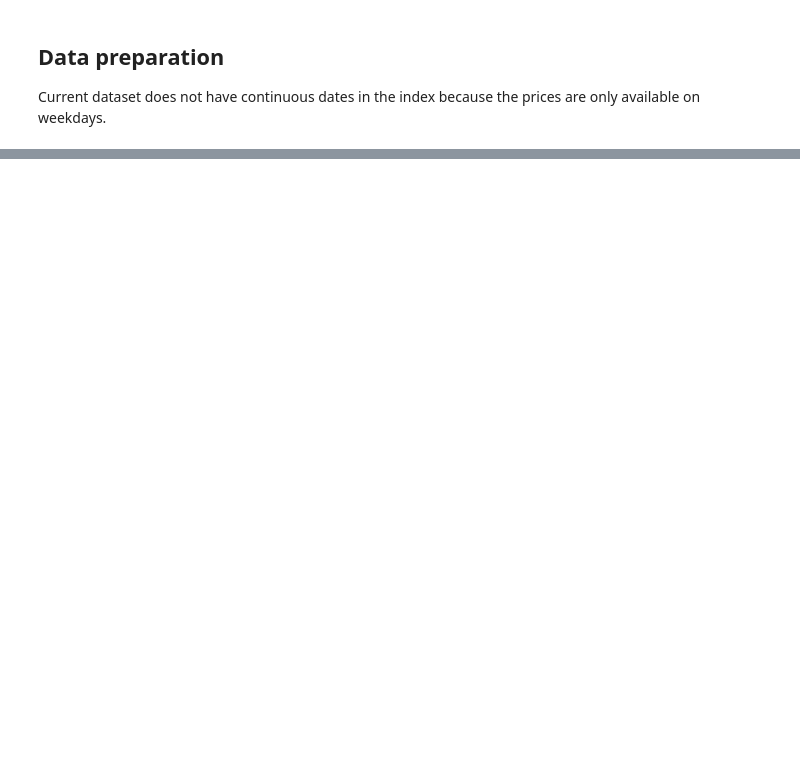
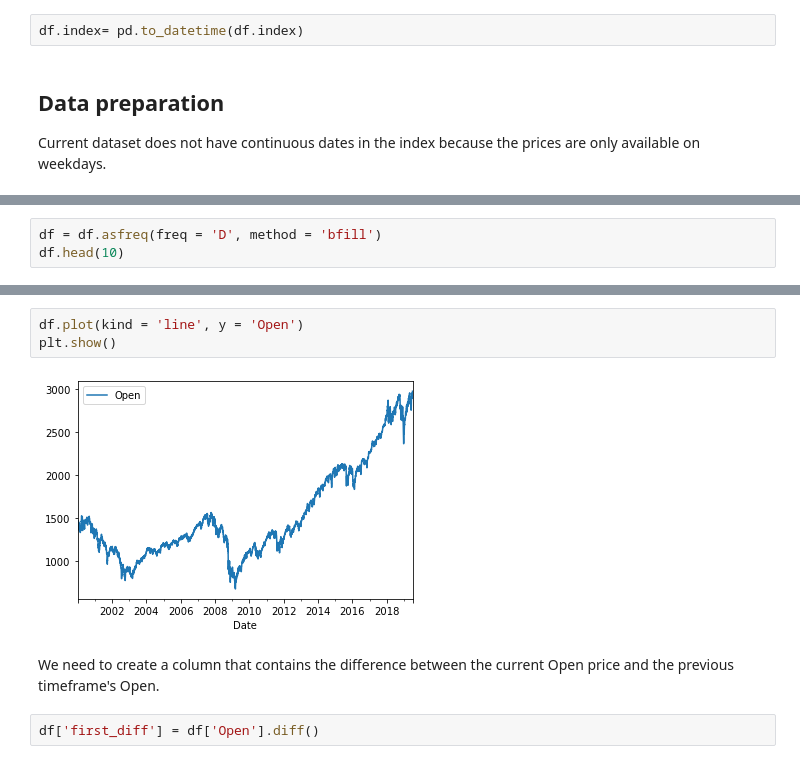
Before and after one commit to daanishrasheed/finance-stocks-LSTM, a Jupyter notebook: ARIMA_model.ipynb, the cells around one changed output, grey strips where cells are left out. Drawn from its saved outputs; the diff is of its cells as text; blank space fills up the shorter version.

Commit message:
compute difference in stocks of each day

```diff
--- a/ARIMA_model.ipynb
+++ b/ARIMA_model.ipynb
@@ -44,6 +46,8 @@ df.plot(kind = 'line', x = 'Date', y = 'Open', ax = ax)
 plt.show()
 # %% [output]
 [figure]
+# %%
+df.index= pd.to_datetime(df.index)
 # %% [markdown]
 ## Data preparation
 
@@ -52,0 +55,3 @@ Current dataset does not have continuous dates in the index because the prices a
+# %%
+df = df.asfreq(freq = 'D', method = 'bfill')
+df.head(10)
@@ -52,0 +71,9 @@ Current dataset does not have continuous dates in the index because the prices a
+# %%
+df.plot(kind = 'line', y = 'Open')
+plt.show()
+# %% [output]
+[figure, added]
+# %% [markdown]
+We need to create a column that contains the difference between the current Open price and the previous timeframe's Open.
+# %%
+df['first_diff'] = df['Open'].diff()
```
Also changed, not shown: parts of 6 cells of this notebook.
